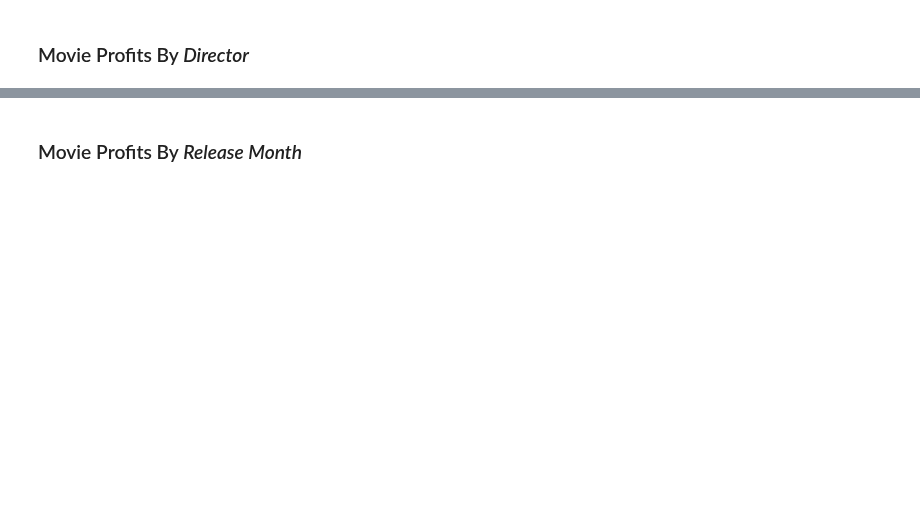
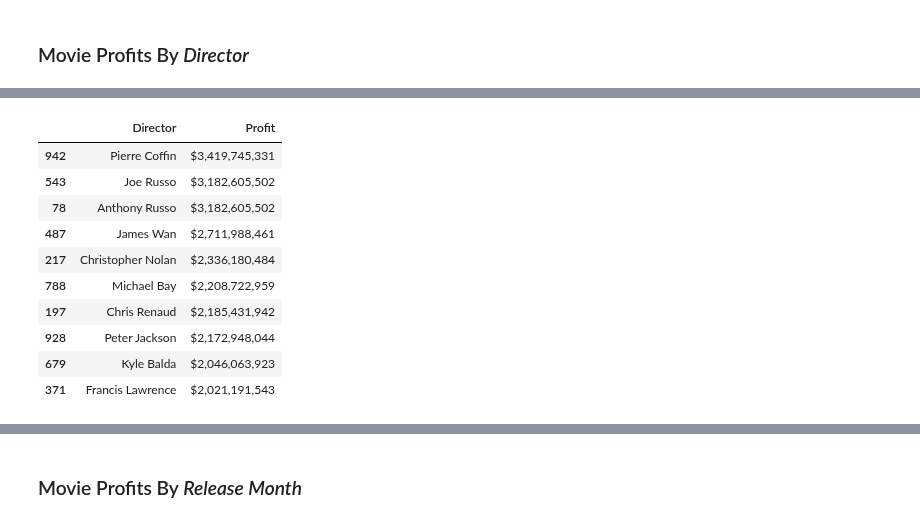
Before and after one commit to scarlettvalentin/movie_studio_project, a Jupyter notebook: notebook.ipynb, the cells around one changed output, grey strips where cells are left out. Saved outputs shown, nothing was run; the diff lists cells and outputs as text; code cells hidden in the pictures; blank space fills up the shorter version.

```diff
--- a/notebook.ipynb
+++ b/notebook.ipynb
@@ -634,5 +653,19 @@ plt.tight_layout();
 # %%
+# Convert format of Profit column to currency
+top_ten_directors['Profit'] = top_ten_directors['Profit'].map('${:,.0f}'.format)
 top_ten_directors
+# %% [output]
+|  | Director | Profit |
+| 942 | Pierre Coffin | $3,419,745,331 |
+| 543 | Joe Russo | $3,182,605,502 |
+| 78 | Anthony Russo | $3,182,605,502 |
+| 487 | James Wan | $2,711,988,461 |
+| 217 | Christopher Nolan | $2,336,180,484 |
+| 788 | Michael Bay | $2,208,722,959 |
+| 197 | Chris Renaud | $2,185,431,942 |
+| 928 | Peter Jackson | $2,172,948,044 |
+| 679 | Kyle Balda | $2,046,063,923 |
+| 371 | Francis Lawrence | $2,021,191,543 |
 # %%
 # What genre of movies does Pierre Coffin make?
 df_directors[df_directors['Director'] == 'Pierre Coffin']
```
Also changed, not shown: parts of 14 cells of this notebook.
